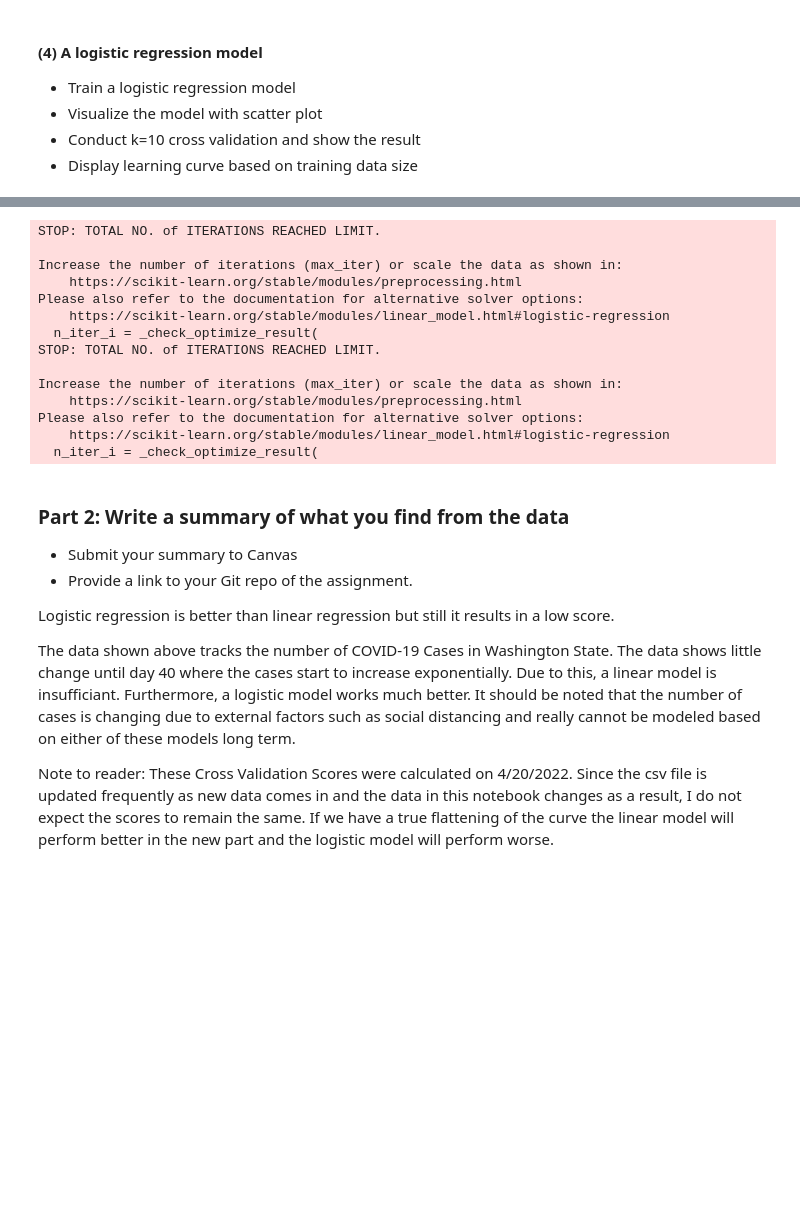
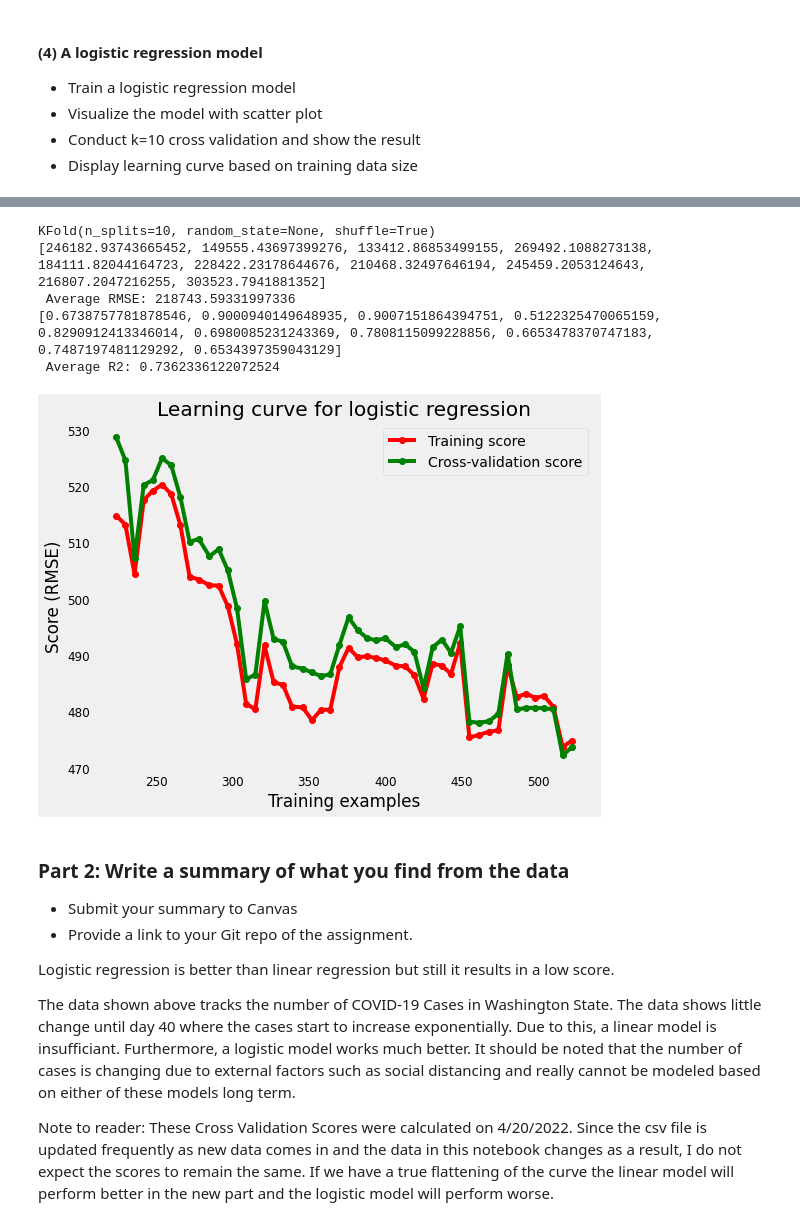
Before and after one commit to miamrodgers/4310-ML, a Jupyter notebook: ME5_simpleRegression_COVID19/simpleLinearRegression.ipynb, the cells around one changed output, grey strips where cells are left out. Drawn from its saved outputs; the diff is of its cells as text; code cells hidden in the pictures; blank space fills up the shorter version.

```diff
--- a/ME5_simpleRegression_COVID19/simpleLinearRegression.ipynb
+++ b/ME5_simpleRegression_COVID19/simpleLinearRegression.ipynb
@@ -860,10 +845,22 @@ Please also refer to the documentation for alternative solver options:
+# %%
+from sklearn import preprocessing
+scaler = preprocessing.StandardScaler().fit(X)
+X_scaled = scaler.transform(X)
 # %%
+# Conduct cross validation
+kf = KFold(n_splits=10, random_state=None, shuffle=True)
+kf.get_n_splits(X_scaled)
+print(kf)
+
+# Create a new linear regressor
+covid_model = LogisticRegression(max_iter=1000)
+
 # Conduct 10-fold cross validation
 rmse = []
 r2 = []
-for train_index, test_index in kf.split(X):
+for train_index, test_index in kf.split(X_scaled):
 
-    X_train, X_test = X[train_index], X[test_index]
+    X_train, X_test = X_scaled[train_index], X_scaled[test_index]
     y_train, y_test = y[train_index], y[test_index]
 
     covid_model.fit(X_train, y_train.ravel())
@@ -875,17 +872,8 @@ for train_index, test_index in kf.split(X):
 print(rmse, '\n Average RMSE:', np.mean(rmse))
 print(r2, '\n Average R2:', np.mean(r2))
 # %% [output]
-STOP: TOTAL NO. of ITERATIONS REACHED LIMIT.
-
-Increase the number of iterations (max_iter) or scale the data as shown in:
-    https://scikit-learn.org/stable/modules/preprocessing.html
-Please also refer to the documentation for alternative solver options:
-    https://scikit-learn.org/stable/modules/linear_model.html#logistic-regression
-  n_iter_i = _check_optimize_result(
-STOP: TOTAL NO. of ITERATIONS REACHED LIMIT.
-
-Increase the number of iterations (max_iter) or scale the data as shown in:
-    https://scikit-learn.org/stable/modules/preprocessing.html
-Please also refer to the documentation for alternative solver options:
-    https://scikit-learn.org/stable/modules/linear_model.html#logistic-regression
-  n_iter_i = _check_optimize_result(
+KFold(n_splits=10, random_state=None, shuffle=True)
+[246182.93743665452, 149555.43697399276, 133412.86853499155, 269492.1088273138, 184111.82044164723, 228422.23178644676, 210468.32497646194, 245459.2053124643, 216807.2047216255, 303523.7941881352]
+ Average RMSE: 218743.59331997336
+[0.6738757781878546, 0.9000940149648935, 0.9007151864394751, 0.5122325470065159, 0.8290912413346014, 0.6980085231243369, 0.7808115099228856, 0.6653478370747183, 0.7487197481129292, 0.6534397359043129]
+ Average R2: 0.7362336122072524
@@ -897,31 +880,35 @@ plt.plot(X_new, y_proba, "g-", linewidth=2)
 # %%
 # Display learning curve
-train_sizes = np.linspace(0.2, 0.8, 50)
+train_sizes = np.linspace(0.3, 0.7, 50)
 
-train_sizes, train_mse, test_mse = learning_curve(covid_model, X, y,
-                                    train_sizes = train_sizes,
-                                    scoring='neg_root_mean_squared_error',
-                                    cv=10, shuffle=True)
+train_sizes, train_mse, test_mse = learning_curve(covid_model, X_scaled, y.ravel(),
+                                                  train_sizes=train_sizes,
+                                                  scoring='neg_root_mean_squared_error',
+                                                  cv=10, shuffle=True)
 
 train_scores = np.sqrt(np.abs(train_mse))
 test_scores = np.sqrt(np.abs(test_mse))
 
 train_scores_mean = np.mean(train_scores, axis=1)
 test_scores_mean = np.mean(test_scores, axis=1)
 
 # Plot learning curve
-fig, ax = plt.subplots(1, 1, figsize=(5, 3))
+fig, ax = plt.subplots(1, 1, figsize=(8, 6))
 
 ax.set_title('Learning curve for logistic regression')
 ax.set_xlabel("Training examples")
 ax.set_ylabel("Score (RMSE)")
 ax.grid()
 
-ax.plot(train_sizes, train_scores_mean, 'o-', color="r", label="Training score")
-ax.plot(train_sizes, test_scores_mean, 'o-', color="g", label="Cross-validation score")
+ax.plot(train_sizes, train_scores_mean, 'o-',
+        color="r", label="Training score")
+ax.plot(train_sizes, test_scores_mean, 'o-',
+        color="g", label="Cross-validation score")
 ax.legend(loc="best")
 
 plt.show()
+# %% [output]
+[figure, added]
 # %% [markdown]
 ### Part 2: Write a summary of what you find from the data
 
```
Also changed, not shown: parts of 19 cells of this notebook, 2 other files.
